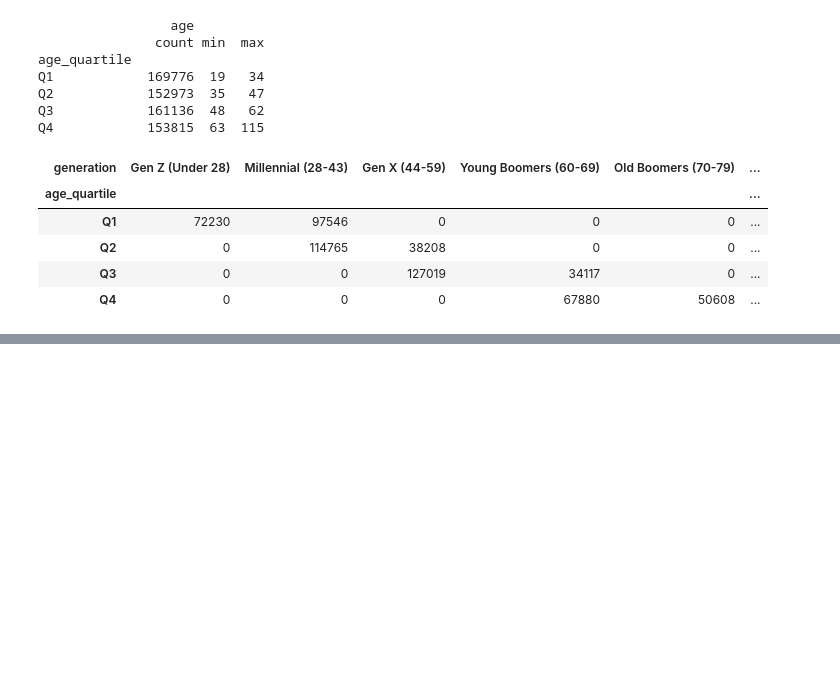
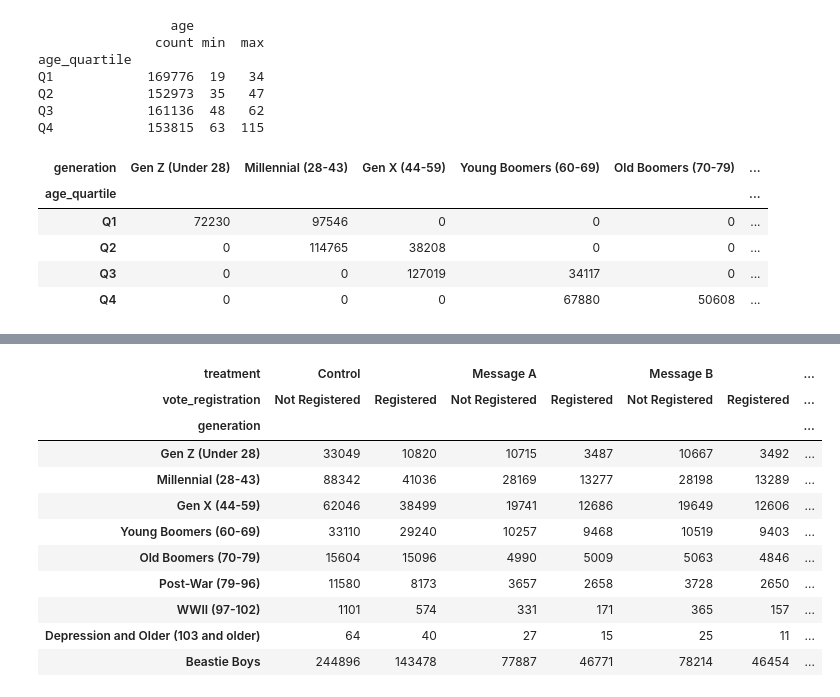
Before and after one commit to dheerajchand/tic_test, a Jupyter notebook: tmc_test_scatchpad.ipynb, the cells around one changed output, grey strips where cells are left out. Cells and saved outputs as stored; diff of their text form; code cells hidden in the pictures; blank space fills up the shorter version.

Commit message:
1. Crosstab is giving results

```diff
--- a/tmc_test_scatchpad.ipynb
+++ b/tmc_test_scatchpad.ipynb
@@ -102,0 +116,22 @@ display(result)
+# %%
+table = pd.crosstab(
+    working_copy_df['generation'],
+    [working_copy_df.treatment, working_copy_df.vote_registration], #columns
+    margins=True, # give subtotals
+    margins_name = "Beastie Boys"
+
+)
+display(table)
+# %% [output]
+| treatment | Control |  | Message A |  | Message B |  | ... |
+| vote_registration | Not Registered | Registered | Not Registered | Registered | Not Registered | Registered | ... |
+| generation |  |  |  |  |  |  | ... |
+| Gen Z (Under 28) | 33049 | 10820 | 10715 | 3487 | 10667 | 3492 | ... |
+| Millennial (28-43) | 88342 | 41036 | 28169 | 13277 | 28198 | 13289 | ... |
+| Gen X (44-59) | 62046 | 38499 | 19741 | 12686 | 19649 | 12606 | ... |
+| Young Boomers (60-69) | 33110 | 29240 | 10257 | 9468 | 10519 | 9403 | ... |
+| Old Boomers (70-79) | 15604 | 15096 | 4990 | 5009 | 5063 | 4846 | ... |
+| Post-War (79-96) | 11580 | 8173 | 3657 | 2658 | 3728 | 2650 | ... |
+| WWII (97-102) | 1101 | 574 | 331 | 171 | 365 | 157 | ... |
+| Depression and Older (103 and older) | 64 | 40 | 27 | 15 | 25 | 11 | ... |
+| Beastie Boys | 244896 | 143478 | 77887 | 46771 | 78214 | 46454 | ... |
```
Also changed, not shown: parts of 3 cells of this notebook.
